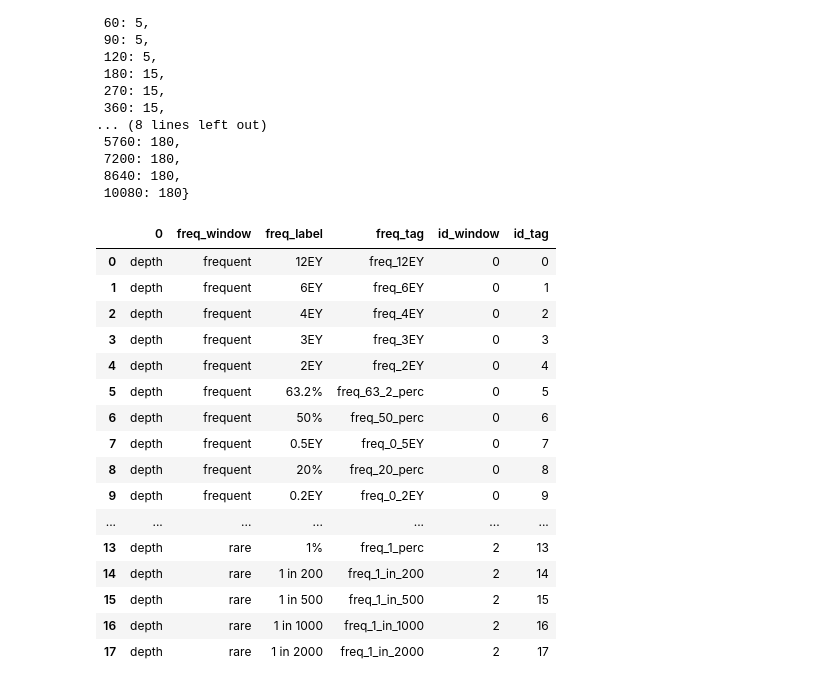
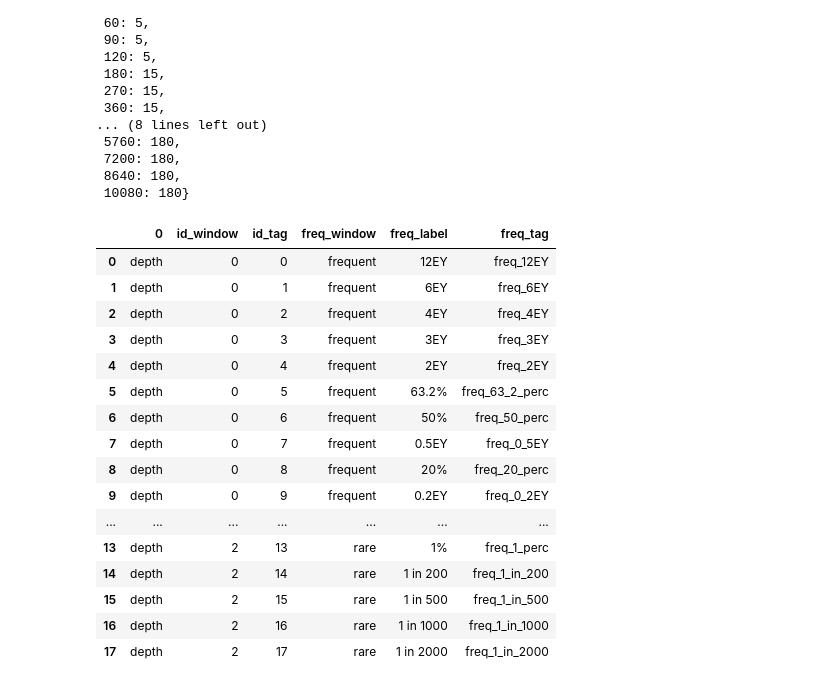
Before and after one commit to Holger-Paxi/Flood_Estimation, a Jupyter notebook: Assignment_3__1st.ipynb, the cells around one changed output. Saved outputs shown, nothing was run; the diff lists cells and outputs as text; code cells hidden in the pictures.

```diff
--- a/Assignment_3__1st.ipynb
+++ b/Assignment_3__1st.ipynb
@@ -473,34 +491,36 @@ df_map
  8640: 180,
  10080: 180}
 # %%
-df_id = frequency_table.copy().iloc[:-1,4:]
+df_id = frequency_table.copy()
+df_id.drop(index=len(df_id)-1, inplace=True)
+df_id = df_id[['freq_window', 'freq_label', 'freq_tag']]#.iloc[:-1,4:]
 df_id = pd.concat(objs=[
-    pd.Series(data=['depth']*len(df_id)),
+    pd.Series(data=np.full(shape=len(df_id), fill_value='depth')),
     df_id,
     pd.Series(data=np.unique(ar=df_id.freq_window.to_numpy(), return_inverse=True)[1], name='id_window'),
     df_id.index.to_series(name='id_tag')
-    # pd.Series(data=np.unique(ar=df_id.freq_tag.to_numpy(), return_inverse=True)[1], name='id_tag')
     ], axis=1)
+df_id = df_id[df_id.columns[[0,4,5,1,2,3]]]
 
 df_id
 # %% [output]
-|  | 0 | freq_window | freq_label | freq_tag | id_window | id_tag |
-| 0 | depth | frequent | 12EY | freq_12EY | 0 | 0 |
-| 1 | depth | frequent | 6EY | freq_6EY | 0 | 1 |
-| 2 | depth | frequent | 4EY | freq_4EY | 0 | 2 |
-| 3 | depth | frequent | 3EY | freq_3EY | 0 | 3 |
-| 4 | depth | frequent | 2EY | freq_2EY | 0 | 4 |
-| 5 | depth | frequent | 63.2% | freq_63_2_perc | 0 | 5 |
-| 6 | depth | frequent | 50% | freq_50_perc | 0 | 6 |
-| 7 | depth | frequent | 0.5EY | freq_0_5EY | 0 | 7 |
-| 8 | depth | frequent | 20% | freq_20_perc | 0 | 8 |
-| 9 | depth | frequent | 0.2EY | freq_0_2EY | 0 | 9 |
+|  | 0 | id_window | id_tag | freq_window | freq_label | freq_tag |
+| 0 | depth | 0 | 0 | frequent | 12EY | freq_12EY |
+| 1 | depth | 0 | 1 | frequent | 6EY | freq_6EY |
+| 2 | depth | 0 | 2 | frequent | 4EY | freq_4EY |
+| 3 | depth | 0 | 3 | frequent | 3EY | freq_3EY |
+| 4 | depth | 0 | 4 | frequent | 2EY | freq_2EY |
+| 5 | depth | 0 | 5 | frequent | 63.2% | freq_63_2_perc |
+| 6 | depth | 0 | 6 | frequent | 50% | freq_50_perc |
+| 7 | depth | 0 | 7 | frequent | 0.5EY | freq_0_5EY |
+| 8 | depth | 0 | 8 | frequent | 20% | freq_20_perc |
+| 9 | depth | 0 | 9 | frequent | 0.2EY | freq_0_2EY |
 | ... | ... | ... | ... | ... | ... | ... |
-| 13 | depth | rare | 1% | freq_1_perc | 2 | 13 |
-| 14 | depth | rare | 1 in 200 | freq_1_in_200 | 2 | 14 |
-| 15 | depth | rare | 1 in 500 | freq_1_in_500 | 2 | 15 |
-| 16 | depth | rare | 1 in 1000 | freq_1_in_1000 | 2 | 16 |
-| 17 | depth | rare | 1 in 2000 | freq_1_in_2000 | 2 | 17 |
+| 13 | depth | 2 | 13 | rare | 1% | freq_1_perc |
+| 14 | depth | 2 | 14 | rare | 1 in 200 | freq_1_in_200 |
+| 15 | depth | 2 | 15 | rare | 1 in 500 | freq_1_in_500 |
+| 16 | depth | 2 | 16 | rare | 1 in 1000 | freq_1_in_1000 |
+| 17 | depth | 2 | 17 | rare | 1 in 2000 | freq_1_in_2000 |
 # %%
 df_idf = idf_table.copy()
 df_idf = df_idf[df_idf.Duration_in_min >= 10]
```
Also changed, not shown: parts of 37 cells of this notebook.
